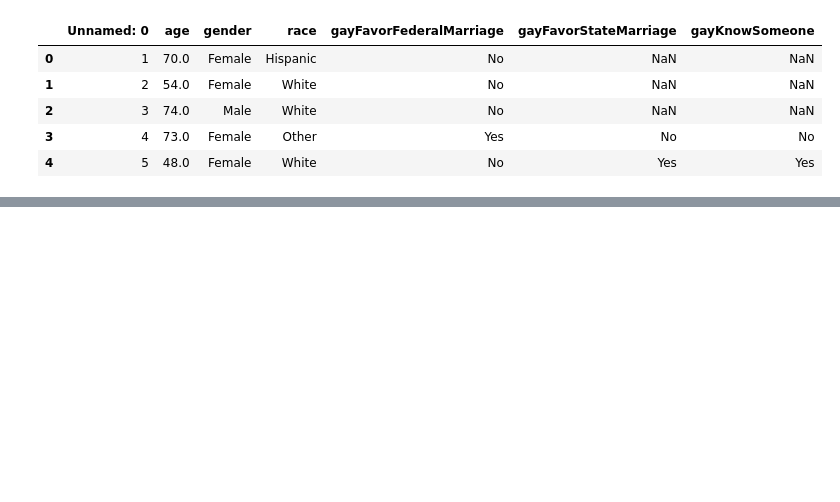
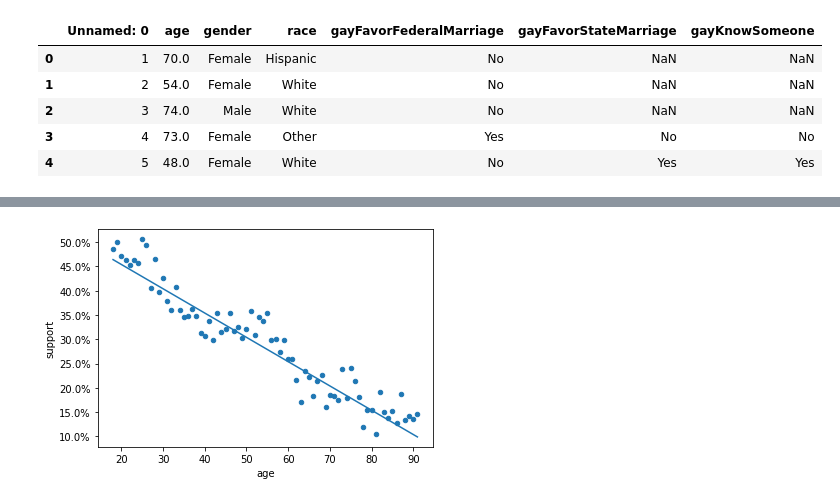
Before and after one commit to bambinos/educational-resources, a Jupyter notebook: ROS/Gay/gay_simple.ipynb, the cells around one changed output, grey strips where cells are left out. Cells and saved outputs as stored; diff of their text form; code cells hidden in the pictures; blank space fills up the shorter version.

```diff
--- a/ROS/Gay/gay_simple.ipynb
+++ b/ROS/Gay/gay_simple.ipynb
@@ -25,0 +48,3 @@ data.head()
+# %%
+model = Model(df)
+fit_linear = model.fit('support ~ age', samples=1000, chains=4)
@@ -25,0 +67,7 @@ data.head()
+# %%
+func_dict = {"Median": np.median,
+            "MAD_SD":stats.median_abs_deviation,
+             }
+
+linear_coefs = az.summary(fit_linear, stat_funcs=func_dict, extend=False)
+linear_coefs
@@ -25,0 +107,19 @@ data.head()
+# %%
+import matplotlib.ticker as mtick
+
+fig, ax = plt.subplots()
+
+a_hat = linear_coefs.loc["Intercept[0]", "Median"]
+b_hat = linear_coefs.loc["age[0]", "Median"]
+
+# Generate x range
+age_domain = np.linspace(df["age"].min(), df["age"].max(), 100)
+
+# Plot Line
+ax.plot(age_domain, a_hat + b_hat * age_domain)
+
+# Add scatter plot
+df.plot(kind="scatter", x="age", y="support", ax=ax)
+ax.yaxis.set_major_formatter(mtick.PercentFormatter(1));
+# %% [output]
+[figure, added]
```
Also changed, not shown: parts of 8 cells of this notebook.
